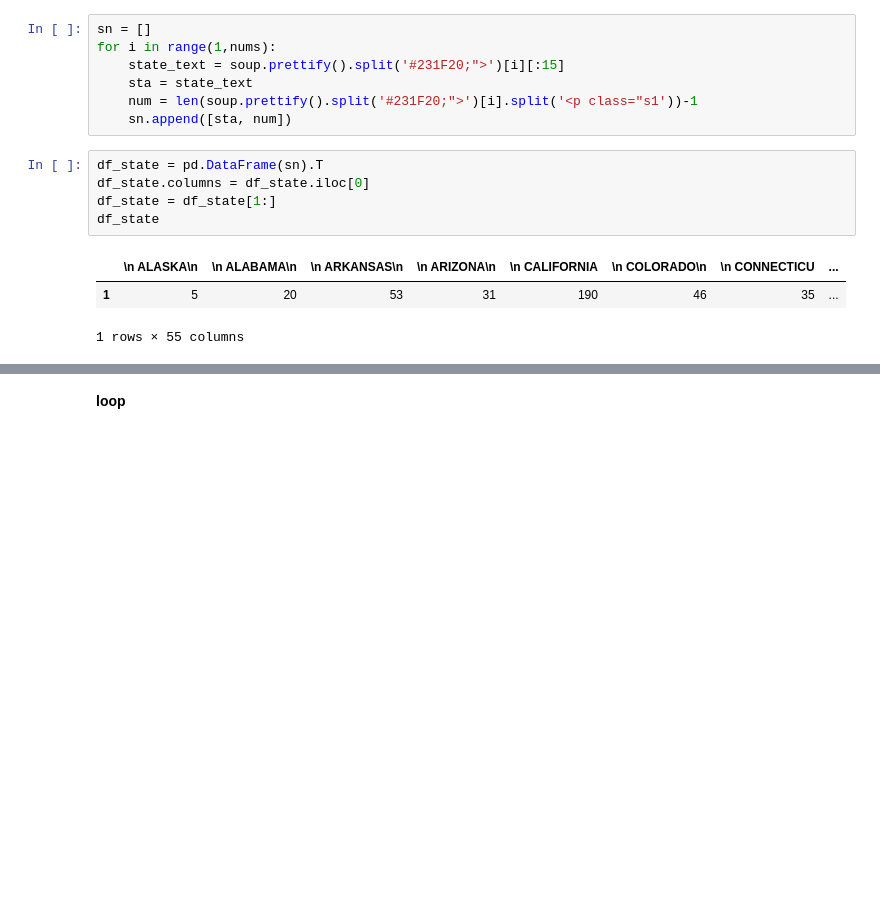
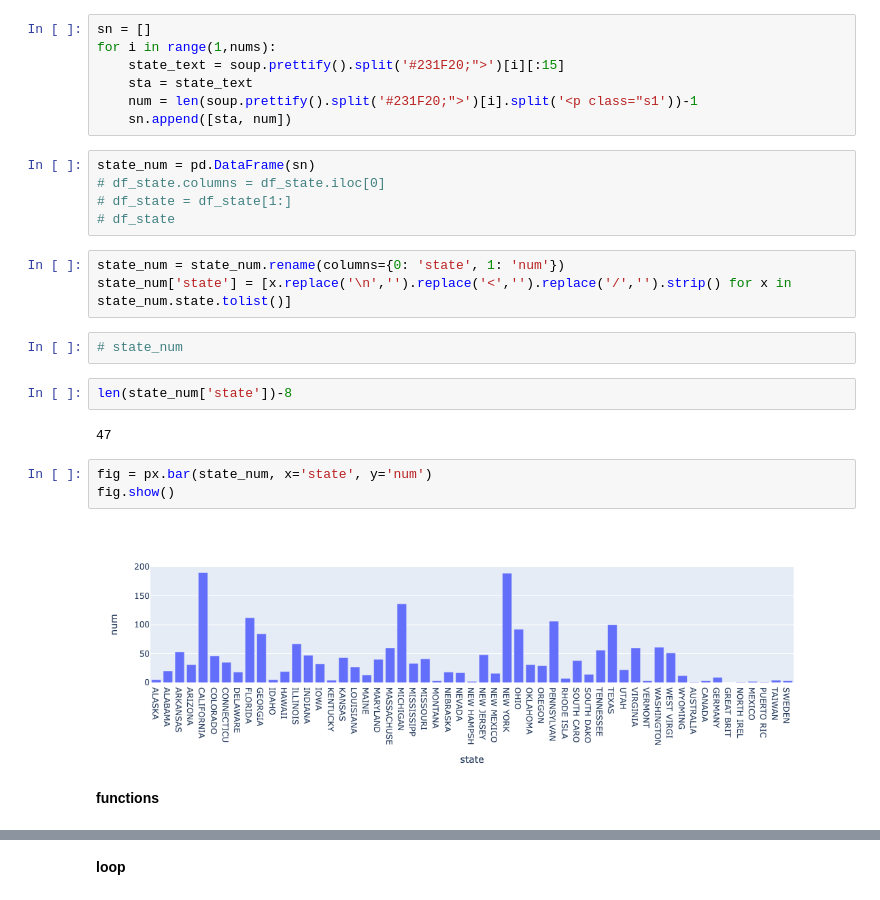
Before and after one commit to hyuanz/AOPA_cleaning, a Jupyter notebook: allstatesinfo.ipynb, the cells around one changed output, grey strips where cells are left out. Drawn from its saved outputs; the diff is of its cells as text; blank space fills up the shorter version.

```diff
--- a/allstatesinfo.ipynb
+++ b/allstatesinfo.ipynb
@@ -32,11 +28,23 @@ for i in range(1,nums):
     num = len(soup.prettify().split('#231F20;">')[i].split('<p class="s1'))-1
     sn.append([sta, num])
 # %%
-df_state = pd.DataFrame(sn).T
-df_state.columns = df_state.iloc[0]
-df_state = df_state[1:]
-df_state
+state_num = pd.DataFrame(sn)
+# df_state.columns = df_state.iloc[0]
+# df_state = df_state[1:]
+# df_state
-# %% [output]
-|  | \n ALASKA\n | \n ALABAMA\n | \n ARKANSAS\n | \n ARIZONA\n | \n CALIFORNIA | \n COLORADO\n | \n CONNECTICU | ... |
-| 1 | 5 | 20 | 53 | 31 | 190 | 46 | 35 | ... |
-1 rows × 55 columns
+# %%
+state_num = state_num.rename(columns={0: 'state', 1: 'num'})
+state_num['state'] = [x.replace('\n','').replace('<','').replace('/','').strip() for x in state_num.state.tolist()]
+# %%
+# state_num
+# %%
+len(state_num['state'])-8
+# %% [output]
+47
+# %%
+fig = px.bar(state_num, x='state', y='num')
+fig.show()
+# %% [output]
+[figure, added]
+# %% [markdown]
+**functions**
```
Also changed, not shown: parts of 21 cells of this notebook, 1 other file.
